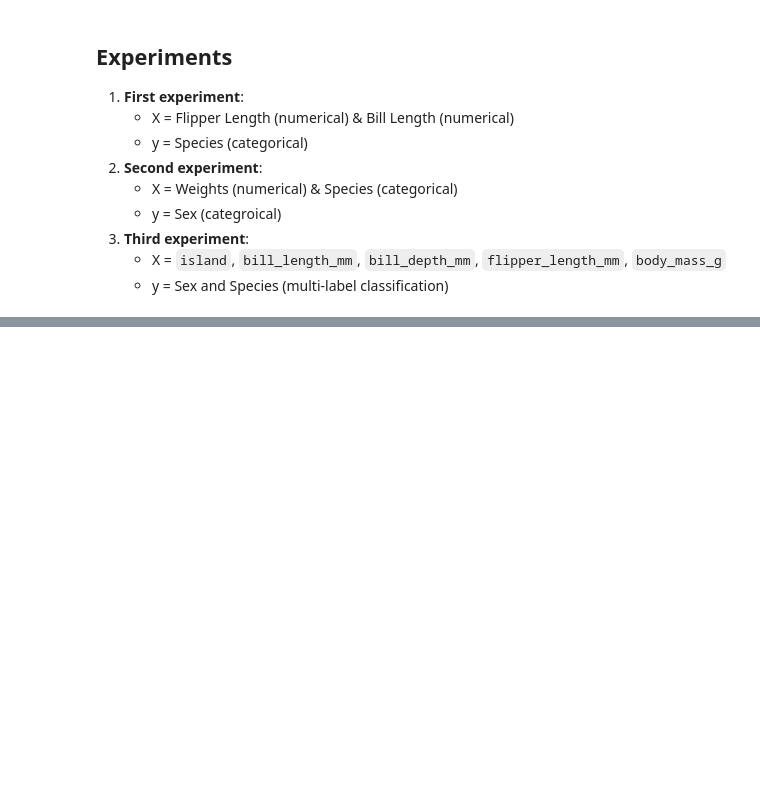
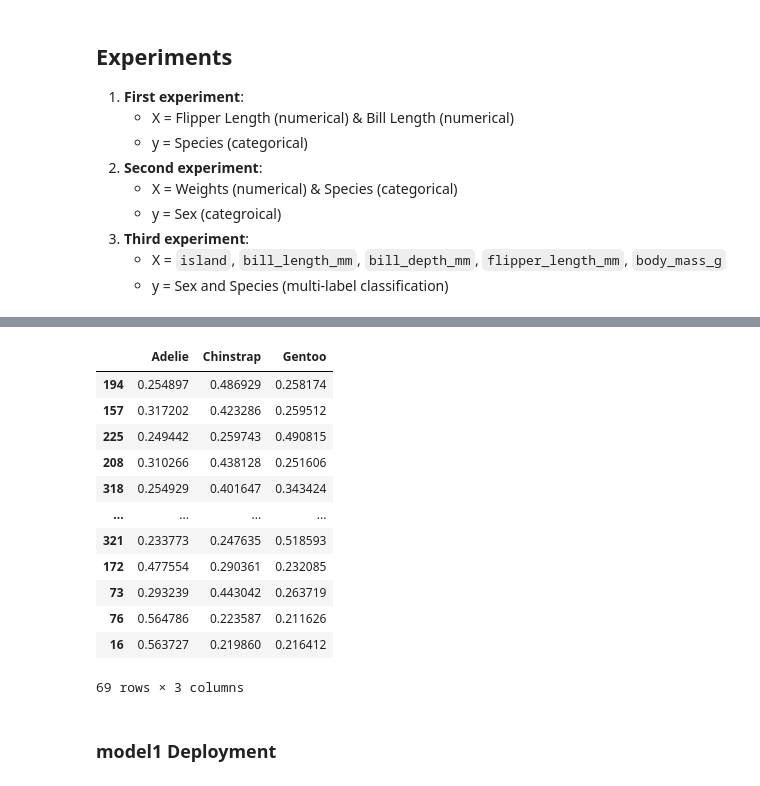
Before and after one commit to Rmalyahya/B5, a Jupyter notebook: student/C3/C3_M6Ex2.ipynb, the cells around one changed output, grey strips where cells are left out. Cells and saved outputs as stored; diff of their text form; code cells hidden in the pictures; blank space fills up the shorter version.

Commit message:
C3 Module6 ex2 experiment1

```diff
--- a/student/C3/C3_M6Ex2.ipynb
+++ b/student/C3/C3_M6Ex2.ipynb
@@ -52,3 +61,8 @@ penguins
 3. **Third experiment**:
     - X = `island`, `bill_length_mm`, `bill_depth_mm`, `flipper_length_mm`, `body_mass_g`
     - y = Sex and Species (multi-label classification)
+# %%
+#Data and Target for experiment 1:
+
+data_ex1 = penguins[['flipper_length_mm', 'bill_length_mm', 'species']]
+#target_1 = penguins['species']
@@ -54,0 +79,27 @@ penguins
+# %%
+from sklearn.model_selection import train_test_split
+
+train_data1, test_data1 = train_test_split(
+    data_ex1,
+    test_size=0.2,
+    random_state=42
+    )
+# %%
+custom_hyperparameters = {
+    'RF': {},   # Random Forest
+    'CAT': {},  # CatBoost
+    #'XGB': {},  # XGBoost
+    'FASTAI':{}, #NNFastAiTabularModel
+    'NN_TORCH':{},
+    # 'GBM': {}, # <-- Omit this to exclude LightGBM
+}
+
+predictor = TabularPredictor( label= 'species' ).fit(
+    train_data1,
+    presets='medium_quality_faster_train',
+    time_limit= 60,
+    hyperparameters=custom_hyperparameters,
+    included_model_types = ['FASTAI','NN_TORCH','RF','CAT'],
+    num_cpus= 2,
+    ag_args_fit ={'num_gpus' : 0}
+)
@@ -54,0 +132,2 @@ penguins
+# %%
+predictor.fit_summary(show_plot=True, verbosity=2)
@@ -54,0 +225,18 @@ penguins
+# %%
+predictor.predict_proba(test_data1)
+# %% [output]
+|  | Adelie | Chinstrap | Gentoo |
+| 194 | 0.254897 | 0.486929 | 0.258174 |
+| 157 | 0.317202 | 0.423286 | 0.259512 |
+| 225 | 0.249442 | 0.259743 | 0.490815 |
+| 208 | 0.310266 | 0.438128 | 0.251606 |
+| 318 | 0.254929 | 0.401647 | 0.343424 |
+| ... | ... | ... | ... |
+| 321 | 0.233773 | 0.247635 | 0.518593 |
+| 172 | 0.477554 | 0.290361 | 0.232085 |
+| 73 | 0.293239 | 0.443042 | 0.263719 |
+| 76 | 0.564786 | 0.223587 | 0.211626 |
+| 16 | 0.563727 | 0.219860 | 0.216412 |
+69 rows × 3 columns
+# %% [markdown]
+### model1 Deployment
```
Also changed, not shown: parts of 16 cells of this notebook.
